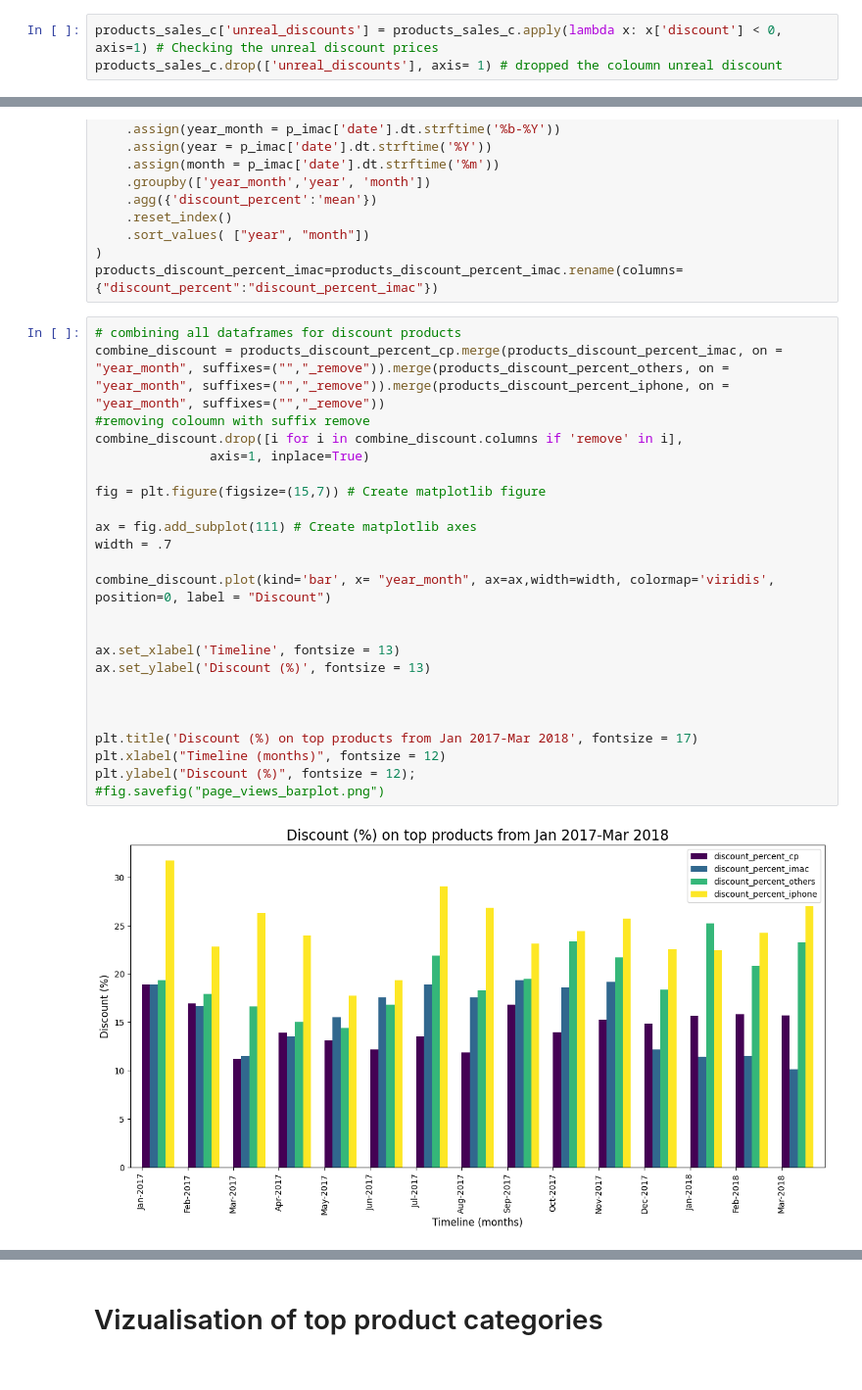
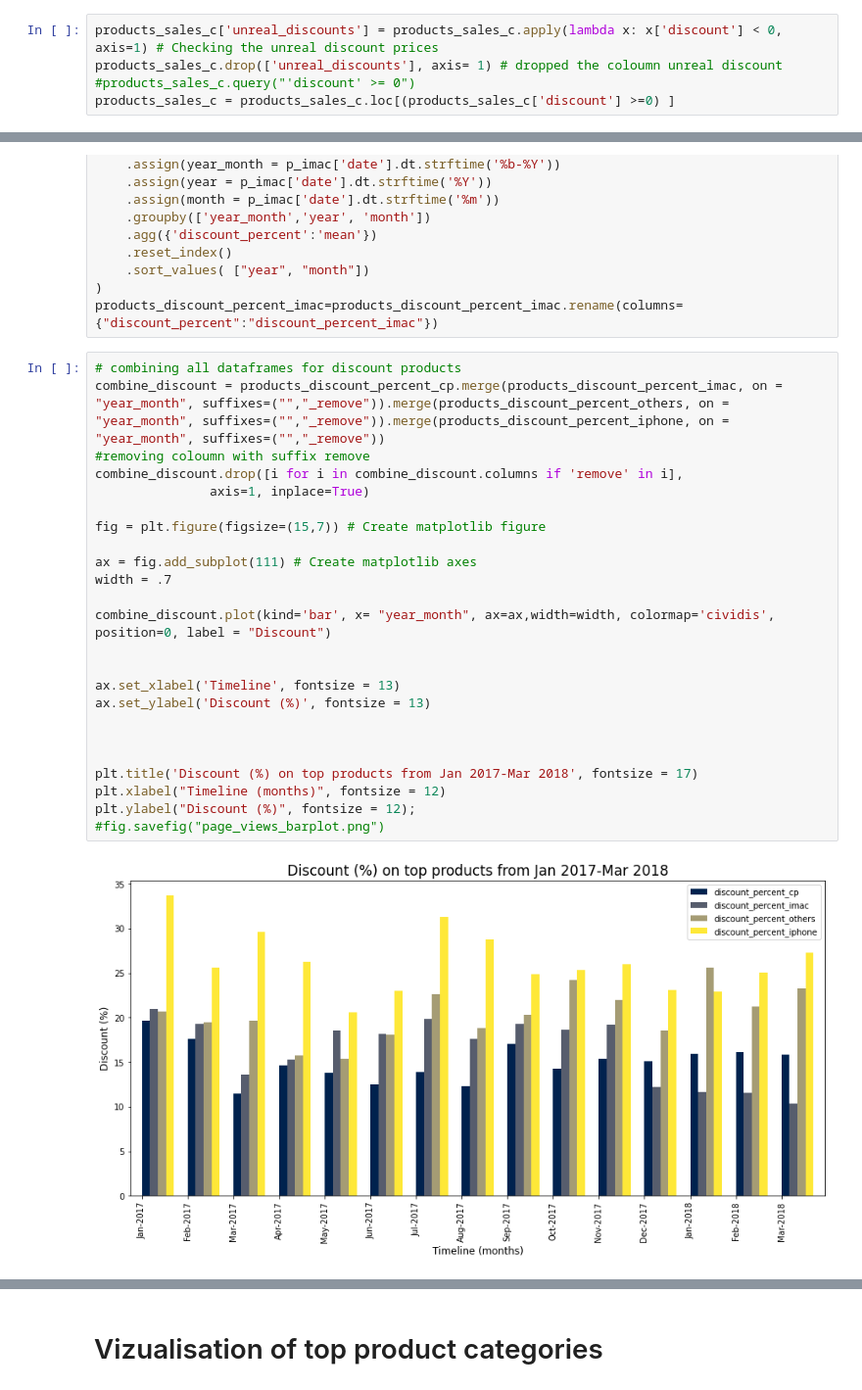
Before and after one commit to tejalsungra/Project_2_eniac_discounts, a Jupyter notebook: project_eniac_discounts.ipynb, the cells around one changed output, grey strips where cells are left out. Shown at 98% size. Drawn from its saved outputs; the diff is of its cells as text.

```diff
--- a/project_eniac_discounts.ipynb
+++ b/project_eniac_discounts.ipynb
@@ -337,3 +360,5 @@ Unreal discounts are 1680
 # %%
 products_sales_c['unreal_discounts'] = products_sales_c.apply(lambda x: x['discount'] < 0, axis=1) # Checking the unreal discount prices
 products_sales_c.drop(['unreal_discounts'], axis= 1) # dropped the coloumn unreal discount
+#products_sales_c.query("'discount' >= 0")
+products_sales_c = products_sales_c.loc[(products_sales_c['discount'] >=0) ]
@@ -509,29 +540,29 @@ products_discount_percent_imac=products_discount_percent_imac.rename(columns={"d
 # %%
 # combining all dataframes for discount products
 combine_discount = products_discount_percent_cp.merge(products_discount_percent_imac, on = "year_month", suffixes=("","_remove")).merge(products_discount_percent_others, on = "year_month", suffixes=("","_remove")).merge(products_discount_percent_iphone, on = "year_month", suffixes=("","_remove"))
 #removing coloumn with suffix remove
 combine_discount.drop([i for i in combine_discount.columns if 'remove' in i],
                axis=1, inplace=True)
 
 fig = plt.figure(figsize=(15,7)) # Create matplotlib figure
 
 ax = fig.add_subplot(111) # Create matplotlib axes
 width = .7
 
-combine_discount.plot(kind='bar', x= "year_month", ax=ax,width=width, colormap='viridis',   position=0, label = "Discount")
+combine_discount.plot(kind='bar', x= "year_month", ax=ax,width=width, colormap='cividis',   position=0, label = "Discount")
 
 
 ax.set_xlabel('Timeline', fontsize = 13)
 ax.set_ylabel('Discount (%)', fontsize = 13)
 
 
 
 plt.title('Discount (%) on top products from Jan 2017-Mar 2018', fontsize = 17)
 plt.xlabel("Timeline (months)", fontsize = 12)
 plt.ylabel("Discount (%)", fontsize = 12);
 #fig.savefig("page_views_barplot.png")
 # %% [output]
-[figure, old version]
+[figure, new version]
 # %%
 combine_discount
 # %% [output]
```
Also changed, not shown: parts of 14 cells of this notebook.
